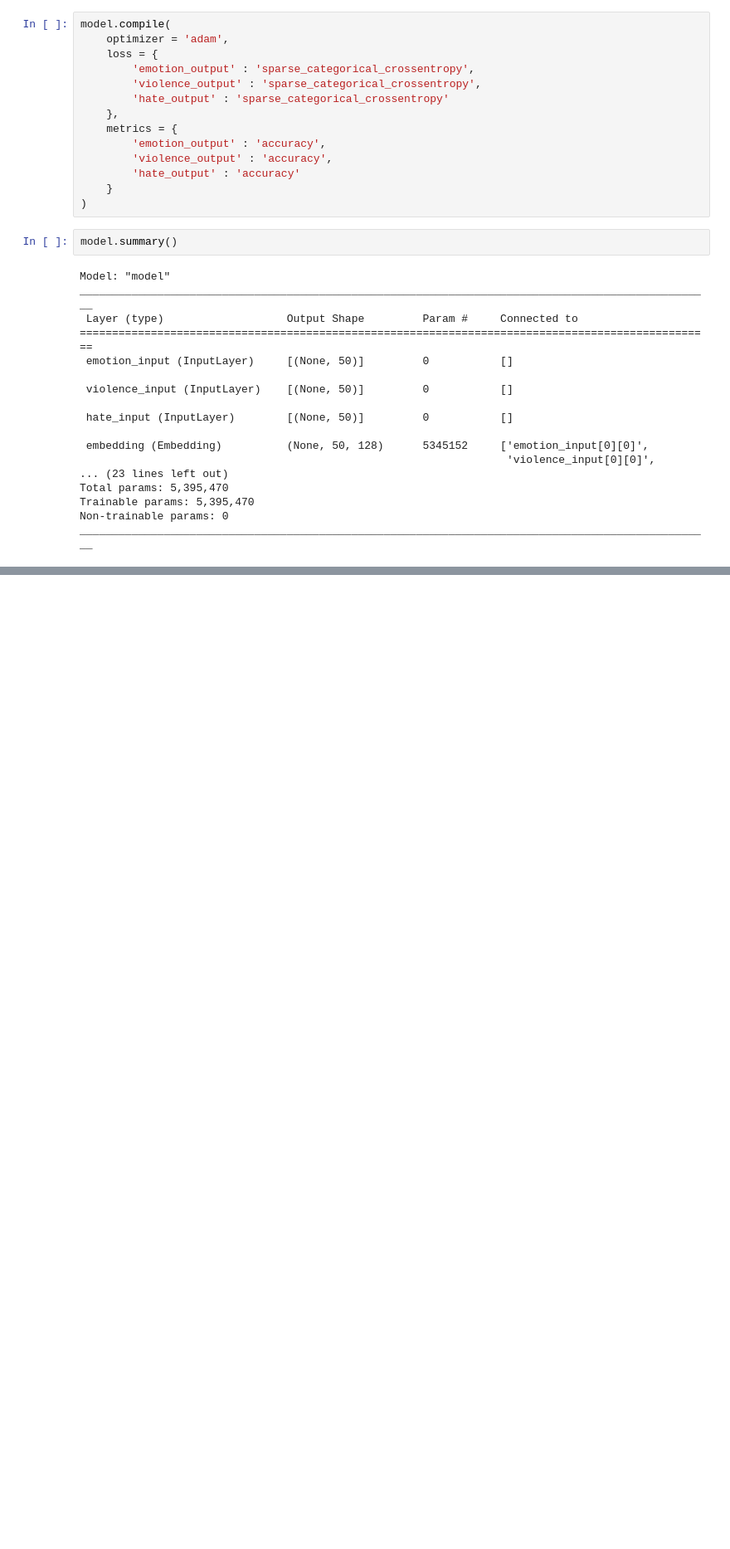
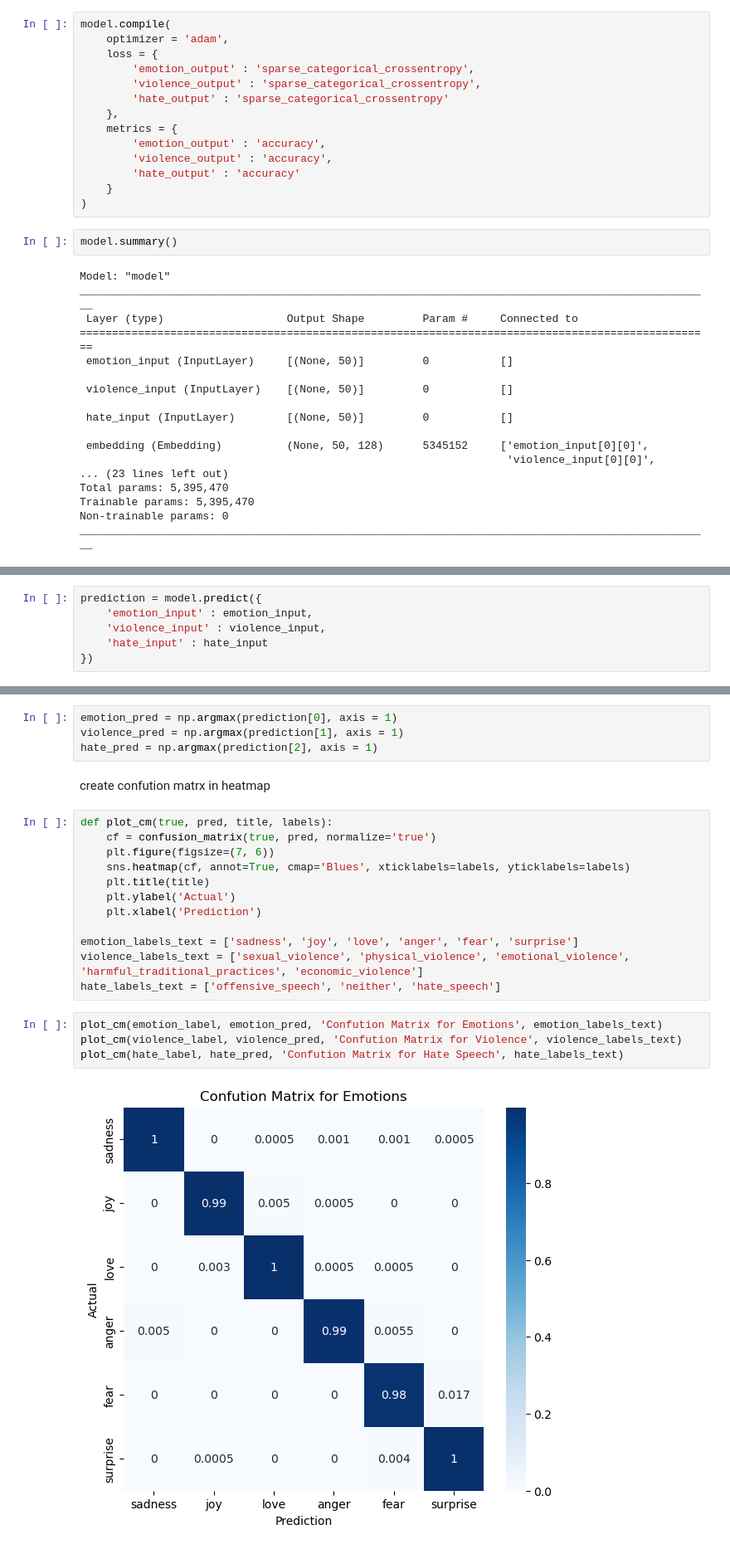
Before and after one commit to Pasinduthennakoon/Multi-Task-NLP-model, a Jupyter notebook: model.ipynb, the cells around one changed output, grey strips where cells are left out. Shown at 83% size. Cells and saved outputs as stored; diff of their text form; blank space fills up the shorter version.

```diff
--- a/model.ipynb
+++ b/model.ipynb
@@ -376,0 +370,6 @@ with open('util/config.pkl', 'wb') as handle:
+# %%
+prediction = model.predict({
+    'emotion_input' : emotion_input,
+    'violence_input' : violence_input,
+    'hate_input' : hate_input
+})
@@ -376,0 +398,24 @@ with open('util/config.pkl', 'wb') as handle:
+# %%
+emotion_pred = np.argmax(prediction[0], axis = 1)
+violence_pred = np.argmax(prediction[1], axis = 1)
+hate_pred = np.argmax(prediction[2], axis = 1)
+# %% [markdown]
+create confution matrx in heatmap
+# %%
+def plot_cm(true, pred, title, labels):
+    cf = confusion_matrix(true, pred, normalize='true')
+    plt.figure(figsize=(7, 6))
+    sns.heatmap(cf, annot=True, cmap='Blues', xticklabels=labels, yticklabels=labels)
+    plt.title(title)
+    plt.ylabel('Actual')
+    plt.xlabel('Prediction')
+
+emotion_labels_text = ['sadness', 'joy', 'love', 'anger', 'fear', 'surprise']
+violence_labels_text = ['sexual_violence', 'physical_violence', 'emotional_violence', 'harmful_traditional_practices', 'economic_violence']
+hate_labels_text = ['offensive_speech', 'neither', 'hate_speech']
+# %%
+plot_cm(emotion_label, emotion_pred, 'Confution Matrix for Emotions', emotion_labels_text)
+plot_cm(violence_label, violence_pred, 'Confution Matrix for Violence', violence_labels_text)
+plot_cm(hate_label, hate_pred, 'Confution Matrix for Hate Speech', hate_labels_text)
+# %% [output]
+[figure, added]
```
Also changed, not shown: parts of 10 cells of this notebook.
